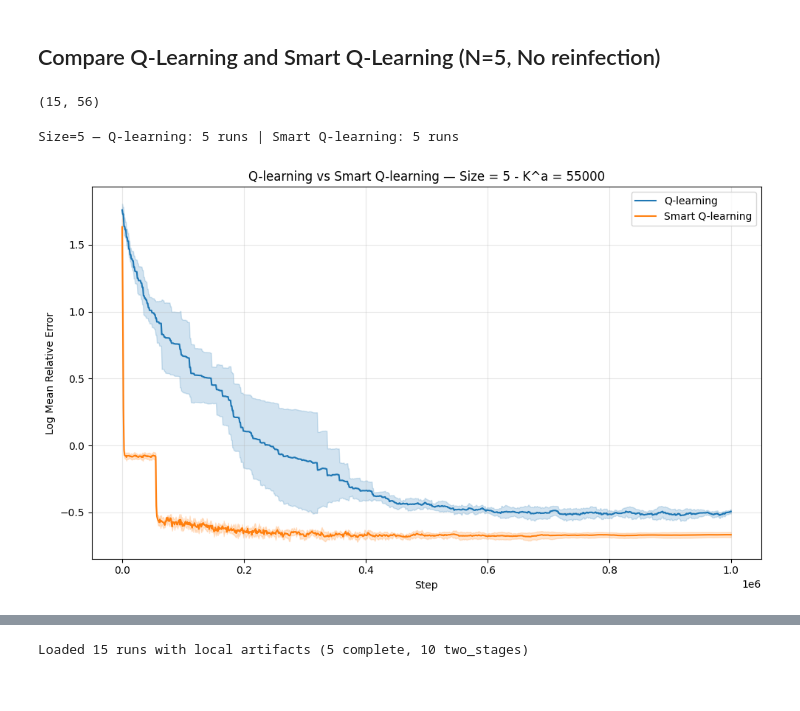
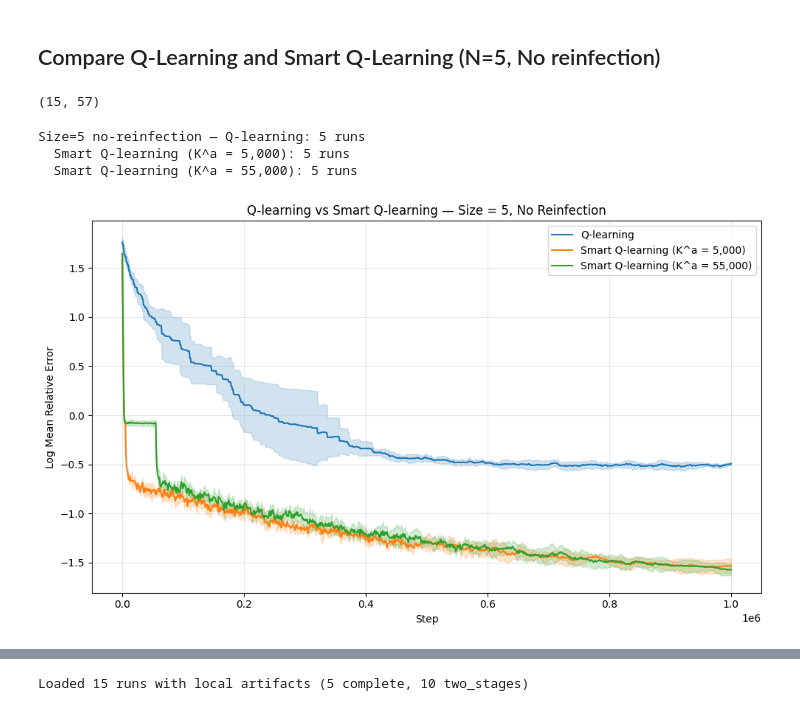
Before and after one commit to ccarballolozano/epidemic-models-rl, a Jupyter notebook: experiments/Compare_Two_Stage_Q_Learning_Performance.ipynb, the cells around one changed output, grey strips where cells are left out. Drawn from its saved outputs; the diff is of its cells as text; code cells hidden in the pictures.

```diff
--- a/experiments/Compare_Two_Stage_Q_Learning_Performance.ipynb
+++ b/experiments/Compare_Two_Stage_Q_Learning_Performance.ipynb
@@ -157,28 +179,65 @@ plt.show()
 # %% [markdown]
 ## Compare Q-Learning and Smart Q-Learning (N=5, No reinfection)
 # %%
-runs_size_5_no_reinf = mlflow.search_runs(
+runs_size_5_no_reinf_all = mlflow.search_runs(
     experiment_ids=[experiment.experiment_id],
     filter_string="tags.run_group = 'q_learning_5_noreinf' or tags.run_group = 'smart_5_noreinf'",
     order_by=["start_time DESC"],
 )
+
+# ── Filter before downloading ──────────────────────────────────────────────
+stage2_extra_steps_filter_5nr = "1"  # set to None to include all two_stages runs
+selected_ka_5_noreinf = ["5000", "55000"]          # e.g. ["5000", "55000"] or None to plot all
+
+runs_size_5_no_reinf = runs_size_5_no_reinf_all[
+    (runs_size_5_no_reinf_all["tags.learn_mode"] == "complete")
+    | (
+        (runs_size_5_no_reinf_all["tags.learn_mode"] == "two_stages")
+        & (
+            stage2_extra_steps_filter_5nr is None
+            or runs_size_5_no_reinf_all["params.stage2_absorbing_extra_steps"] == stage2_extra_steps_filter_5nr
+        )
+        & (
+            selected_ka_5_noreinf is None
+            or runs_size_5_no_reinf_all["params.first_stage_steps"].isin(selected_ka_5_noreinf)
+        )
+    )
+]
 runs_size_5_no_reinf.shape
 # %% [output]
-(15, 56)
+(15, 57)
 # %%
-runs_size_5_no_reinf_55000 = runs_size_5_no_reinf[
-    (runs_size_5_no_reinf["params.first_stage_steps"] == "55000")
-    | (runs_size_5_no_reinf["tags.learn_mode"] == "complete")
-]
-metrics_size_5_no_reinf_55000 = fetch_metrics_for_runs(client, runs_size_5_no_reinf_55000)
-complete_size_5_no_reinf_55000 = metrics_size_5_no_reinf_55000[metrics_size_5_no_reinf_55000["tags.learn_mode"] == "complete"]
-two_stage_size_5_no_reinf_55000 = metrics_size_5_no_reinf_55000[metrics_size_5_no_reinf_55000["tags.learn_mode"] == "two_stages"]
+metrics_size_5_no_reinf = fetch_metrics_for_runs(client, runs_size_5_no_reinf)
+complete_size_5_no_reinf = metrics_size_5_no_reinf[metrics_size_5_no_reinf["tags.learn_mode"] == "complete"]
+
+two_stage_runs_5_noreinf = runs_size_5_no_reinf[runs_size_5_no_reinf["tags.learn_mode"] == "two_stages"]
+available_ka_5_noreinf = sorted(
+    two_stage_runs_5_noreinf["params.first_stage_steps"].dropna().unique(), key=lambda x: int(x)
+)
+ka_to_plot_5_noreinf = selected_ka_5_noreinf if selected_ka_5_noreinf is not None else available_ka_5_noreinf
+
+two_stage_size_5_noreinf_series = []
+for ka in ka_to_plot_5_noreinf:
+    run_ids = two_stage_runs_5_noreinf[two_stage_runs_5_noreinf["params.first_stage_steps"] == ka]["run_id"]
+    df = metrics_size_5_no_reinf[metrics_size_5_no_reinf["run_id"].isin(run_ids)]
+    if not df.empty:
+        two_stage_size_5_noreinf_series.append((f"K^a = {int(ka):,}", df))
+
+print(f"Size=5 no-reinfection — Q-learning: {complete_size_5_no_reinf['run_id'].nunique()} runs")
+for label, df in two_stage_size_5_noreinf_series:
+    print(f"  Smart Q-learning ({label}): {df['run_id'].nunique()} runs")
+# %% [output]
+Size=5 no-reinfection — Q-learning: 5 runs
+  Smart Q-learning (K^a = 5,000): 5 runs
+  Smart Q-learning (K^a = 55,000): 5 runs
 # %%
-print(f"Size=5 — Q-learning: {complete_size_5_no_reinf_55000['run_id'].nunique()} runs | Smart Q-learning: {two_stage_size_5_no_reinf_55000['run_id'].nunique()} runs")
-plot_mean_mre(complete_size_5_no_reinf_55000, two_stage_size_5_no_reinf_55000, "Q-learning vs Smart Q-learning — Size = 5 - K^a = 55000")
+plot_mean_mre_multi_ka(
+    complete_size_5_no_reinf,
+    two_stage_size_5_noreinf_series,
+    "Q-learning vs Smart Q-learning — Size = 5, No Reinfection",
+)
 plt.show()
 # %% [output]
-Size=5 — Q-learning: 5 runs | Smart Q-learning: 5 runs
-[figure, old version]
+[figure, new version]
 # %%
 download_runs_artifacts(
```
Also changed, not shown: parts of 25 cells of this notebook, 4 other files.
